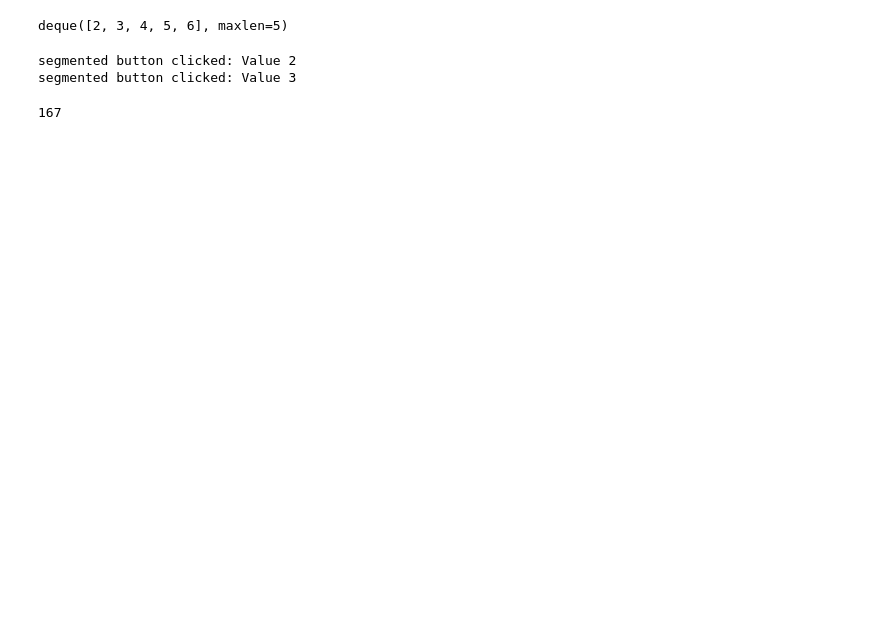
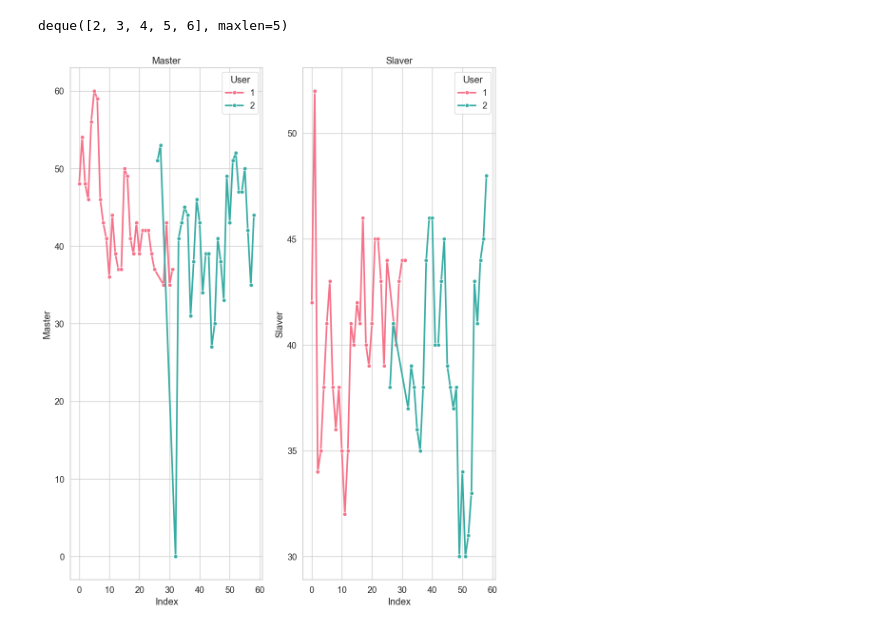
Before and after one commit to ximing766/UwbCOM, a Jupyter notebook: temp/temp.ipynb, the cells around one changed output. Saved outputs shown, nothing was run; the diff lists cells and outputs as text; code cells hidden in the pictures; blank space fills up the shorter version.

```diff
--- a/temp/temp.ipynb
+++ b/temp/temp.ipynb
@@ -65,20 +65,3 @@ combobox.pack()
 checkbox.pack()  # 添加这行代码将复选框添加到窗口中
 
 app.mainloop()
-# %%
-import customtkinter
-from customtkinter import CTk
-
-app = customtkinter.CTk()
-app.geometry("600x600")
-def segmented_button_callback(value):
-    print("segmented button clicked:", value)
-
-segemented_button = customtkinter.CTkSegmentedButton(app, values=["Value 1", "Value 2", "Value 3"],
-                                                     command=segmented_button_callback)
-segemented_button.set("Value 1")
-segemented_button.pack()
-app.mainloop()
-# %% [output]
-segmented button clicked: Value 2
-segmented button clicked: Value 3
@@ -101,4 +67,0 @@ ll = [0x00,0x00,0xFF,0xA7,0x00,0x05,0xFF,0xFF,0xFF,0xFF,0xFF,0x06,0xFF,0xFF,0xFF
-# %%
-ll[172]
-# %% [output]
-167
@@ -104,0 +70,36 @@ ll[172]
+# %%
+import seaborn as sns
+import matplotlib.pyplot as plt
+
+
+Master = [row[3] for row in data]
+Slaver = [row[4] for row in data]
+user = [row[1] for row in data]
+
+plt.figure(figsize=(10, 12))
+sns.set_style("whitegrid")
+sns.set_context("notebook", font_scale=1.2, rc={"lines.linewidth": 2.5})
+palette = sns.color_palette("husl", len(set(user)))
+
+
+plt.subplot(1, 2, 1)  # 参数表示(行数, 列数, 当前区域)
+sns.lineplot(x=range(len(Master)), y=Master, hue=user, palette=palette, legend="full", marker="o")
+plt.title("Master")
+plt.xlabel("Index")
+plt.ylabel("Master")
+plt.legend(title="User")
+
+
+plt.subplot(1, 2, 2)
+sns.lineplot(x=range(len(Slaver)), y=Slaver, hue=user, palette=palette, legend="full", marker="o")
+plt.title("Slaver")
+plt.xlabel("Index")
+plt.ylabel("Slaver")
+plt.legend(title="User")
+
+# 调整子图间距
+plt.tight_layout()
+
+plt.show()
+# %% [output]
+[figure, added]
```
Also changed, not shown: parts of 4 cells of this notebook, 10 other files.
